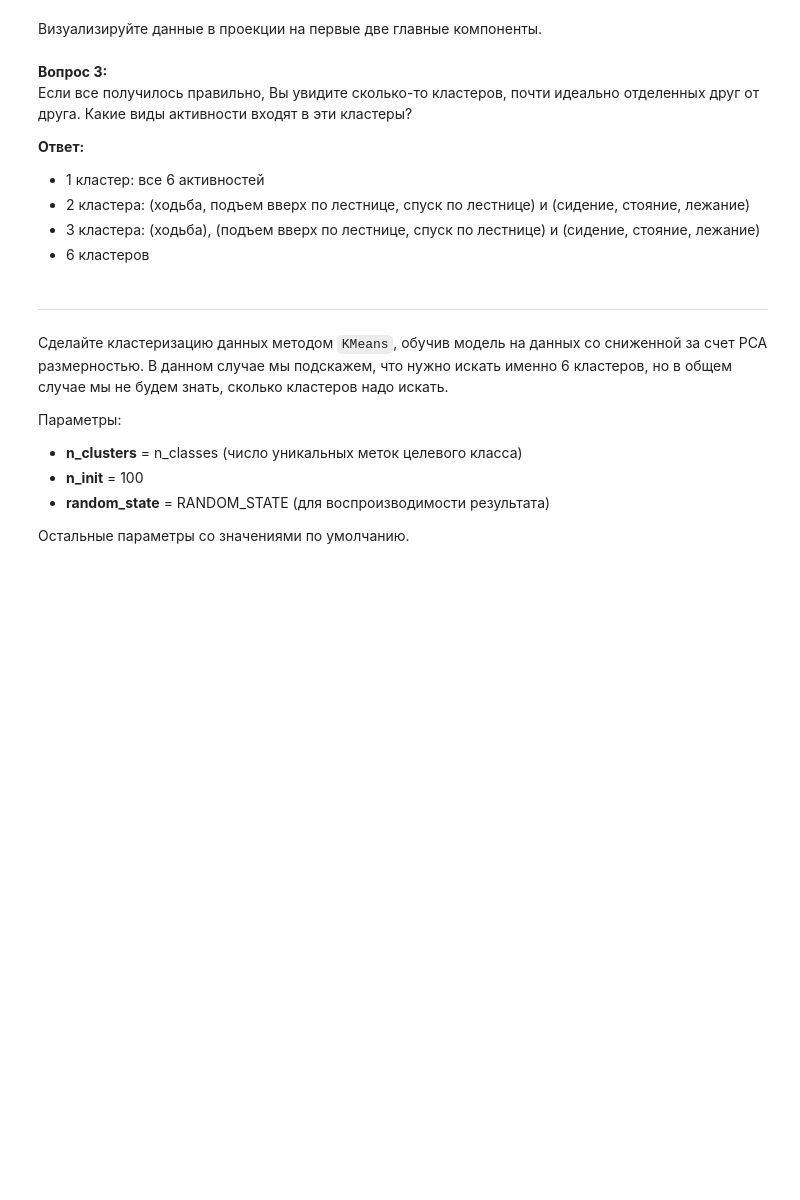
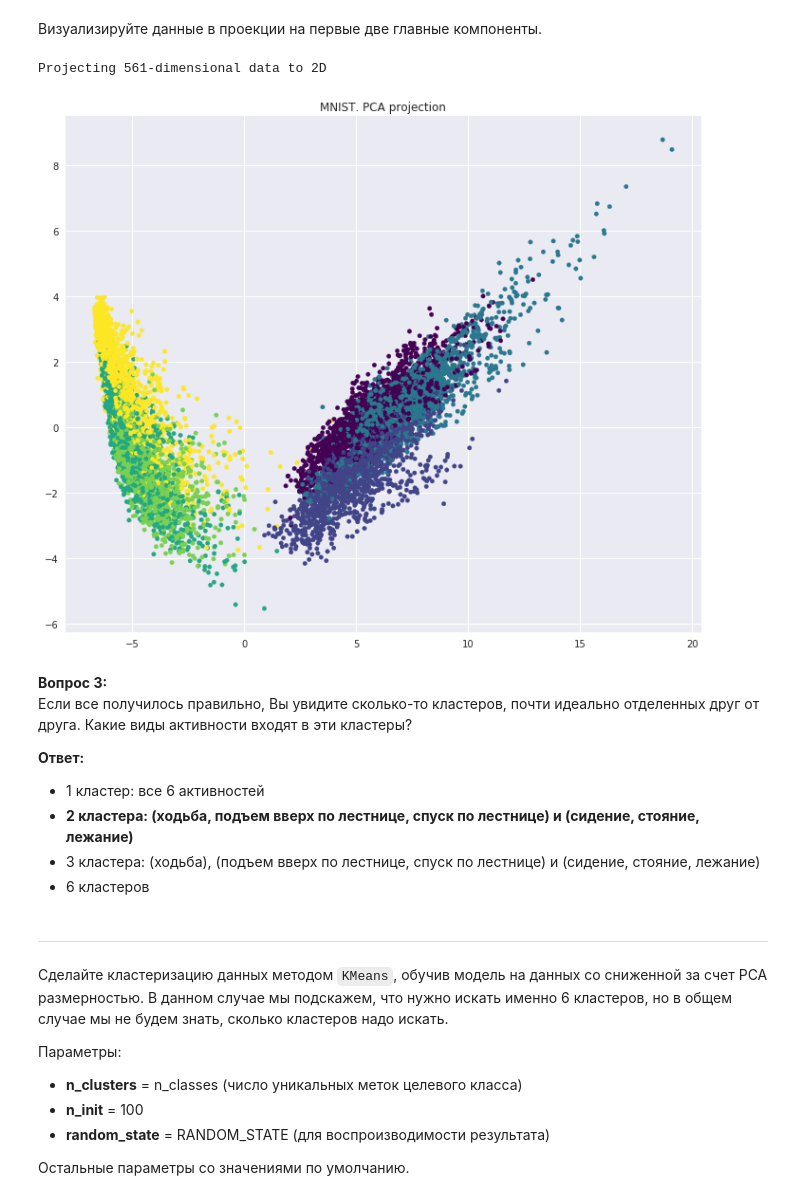
Before and after one commit to 1gnatov/mlcourse_open, a Jupyter notebook: jupyter_notebooks/topic07_unsupervised/hw7_session2_unsupervised_learning.ipynb, the cells around one changed output. Saved outputs shown, nothing was run; the diff lists cells and outputs as text; code cells hidden in the pictures; blank space fills up the shorter version.

```diff
--- a/jupyter_notebooks/topic07_unsupervised/hw7_session2_unsupervised_learning.ipynb
+++ b/jupyter_notebooks/topic07_unsupervised/hw7_session2_unsupervised_learning.ipynb
@@ -138,10 +148,27 @@ plt.scatter(, , c=y, s=20, cmap='viridis');
+# %%
+# Ваш код здесь
+pca = decomposition.PCA(n_components=2)
+X_reduced = pca.fit_transform(X)
+
+print('Projecting %d-dimensional data to 2D' % X.shape[1])
+
+plt.figure(figsize=(12,10))
+#plt.scatter(X_reduced[:, 0], X_reduced[:, 1], c=y,
+#            edgecolor='none', alpha=0.7, s=40,
+#            cmap=plt.cm.get_cmap('nipy_spectral', 10))
+plt.scatter(X_reduced[:, 0],  X_reduced[:, 1], c=y, s=20, cmap='viridis');
+#plt.colorbar()
+plt.title('MNIST. PCA projection');
+# %% [output]
+Projecting 561-dimensional data to 2D
+[figure, added]
 # %% [markdown]
 **Вопрос 3:**<br>
 Если все получилось правильно, Вы увидите сколько-то кластеров, почти идеально отделенных друг от друга. Какие виды активности входят в эти кластеры?<br>
 
 **Ответ:**
 - 1 кластер: все 6 активностей
-- 2 кластера: (ходьба, подъем вверх по лестнице, спуск по лестнице) и (сидение, стояние, лежание)
+- **2 кластера: (ходьба, подъем вверх по лестнице, спуск по лестнице) и (сидение, стояние, лежание)**
 - 3 кластера: (ходьба), (подъем вверх по лестнице, спуск по лестнице) и (сидение, стояние, лежание)
 - 6 кластеров
 # %% [markdown]
```
Also changed, not shown: parts of 37 cells of this notebook.
